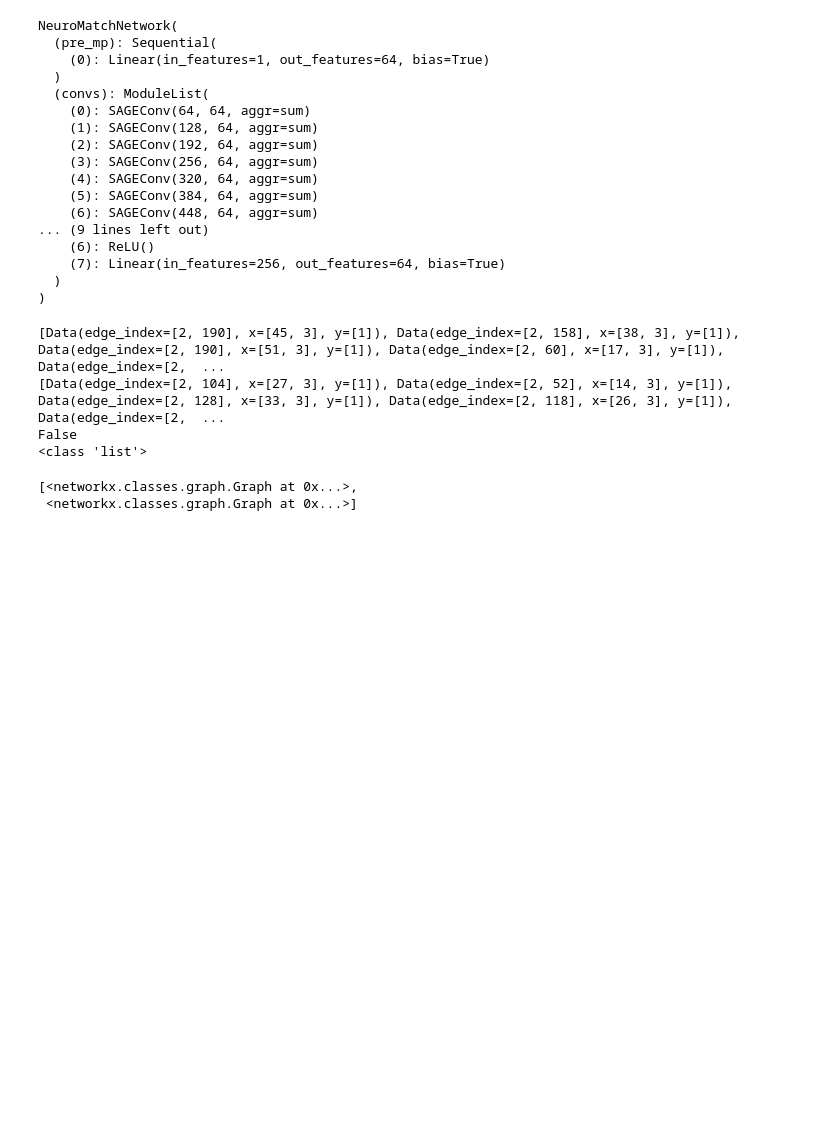
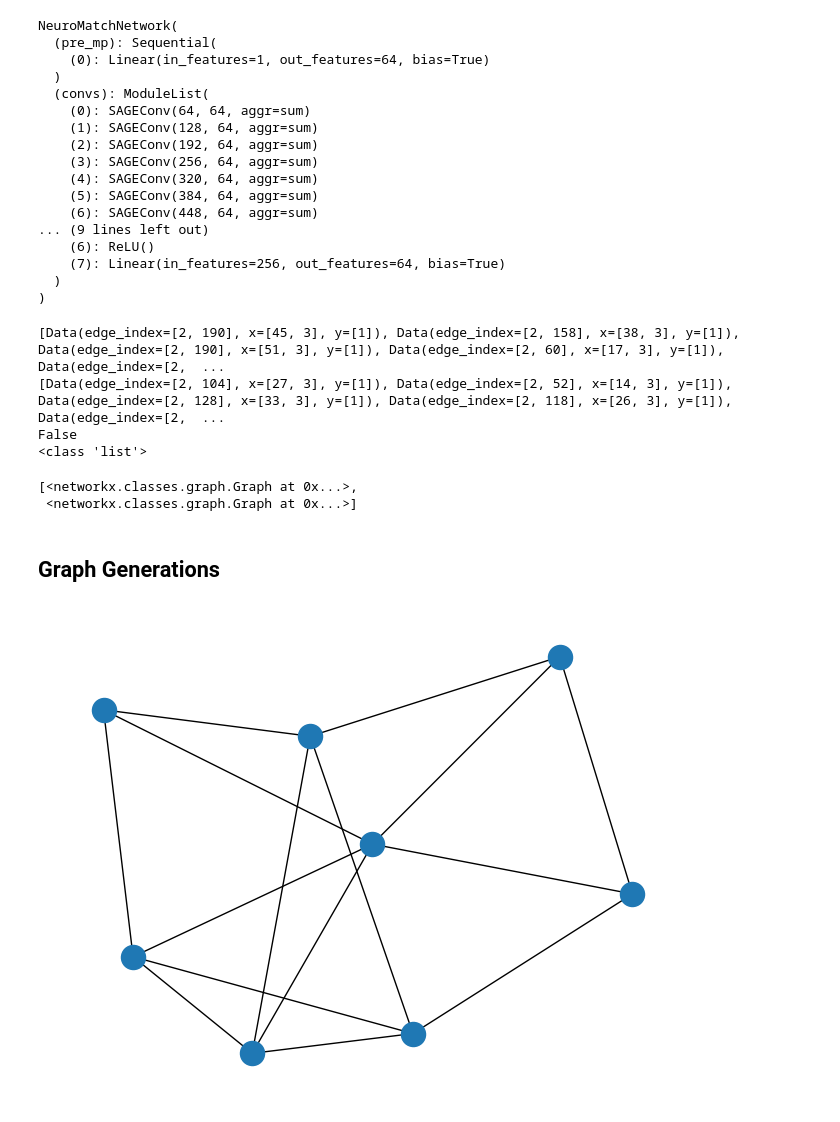
Before and after one commit to Louis-desc/CSE, a Jupyter notebook: Test.ipynb, the cells around one changed output. Cells and saved outputs as stored; diff of their text form; code cells hidden in the pictures; blank space fills up the shorter version.

Commit message:
Test Notebook changes

```diff
--- a/Test.ipynb
+++ b/Test.ipynb
@@ -149,3 +149,18 @@ train[:2]
 # %% [output]
 [<networkx.classes.graph.Graph at 0x...>,
  <networkx.classes.graph.Graph at 0x...>]
+# %% [markdown]
+## Graph Generations
+# %%
+import data.random_graph_generator as rgg
+import networkx as nx
+
+#For the test, let's take a possible range of sizes of graphs
+sizes = range(3,11)
+
+#Erdos-Renyi model generator
+ergen = rgg.ERGenerator(sizes) #Let's use alpha = 1.3 the default value
+G = ergen.generate()
+nx.draw(G)
+# %% [output]
+[figure, added]
```
Also changed, not shown: parts of 7 cells of this notebook.
